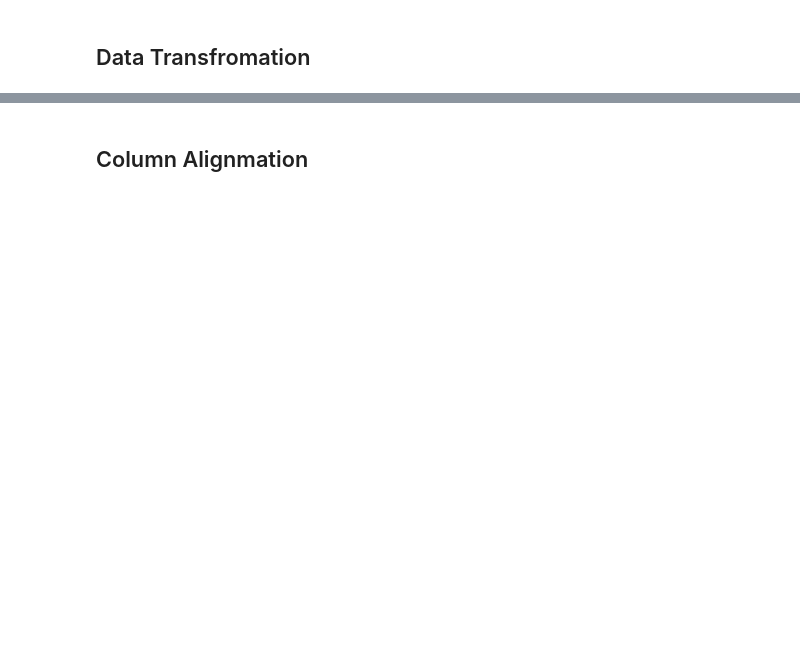
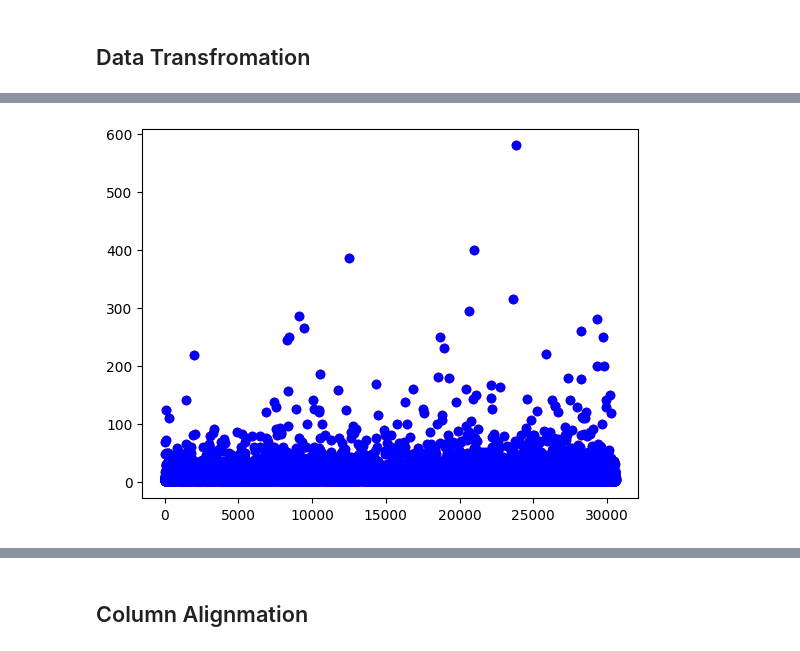
Before and after one commit to Benyapa-T/BSC_DPDM2025, a Jupyter notebook: Ch3_Data_Preprocessing.ipynb, the cells around one changed output, grey strips where cells are left out. Drawn from its saved outputs; the diff is of its cells as text; code cells hidden in the pictures; blank space fills up the shorter version.

```diff
--- a/Ch3_Data_Preprocessing.ipynb
+++ b/Ch3_Data_Preprocessing.ipynb
@@ -604,0 +688,3 @@ merge_unittype_df
+# %%
+condo['price_min'] = condo['price_min'] / 1000000
+condo.head()
@@ -604,0 +704,3 @@ merge_unittype_df
+# %%
+house_condo_tran = pd.concat([house,condo])
+house_condo_tran.head(10)
@@ -604,0 +720,5 @@ merge_unittype_df
+# %%
+plt.scatter(range(len(house_condo_tran['price_min'])), house_condo_tran['price_min'], c='r')
+plt.scatter(range(len(house_condo_tran['price_min'])), house_condo_tran['price_min'], c='b');
+# %% [output]
+[figure, added]
```
Also changed, not shown: parts of 37 cells of this notebook.
